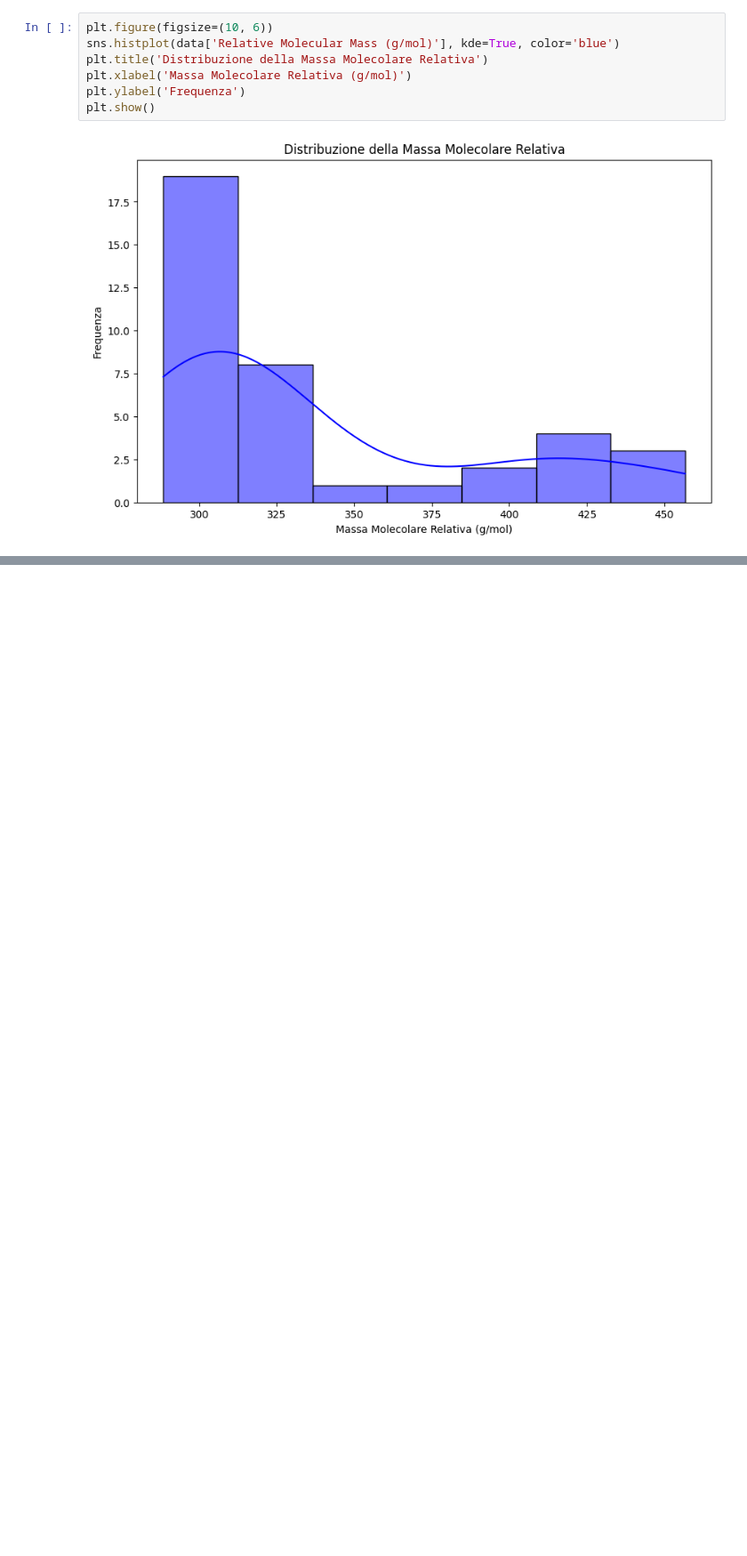
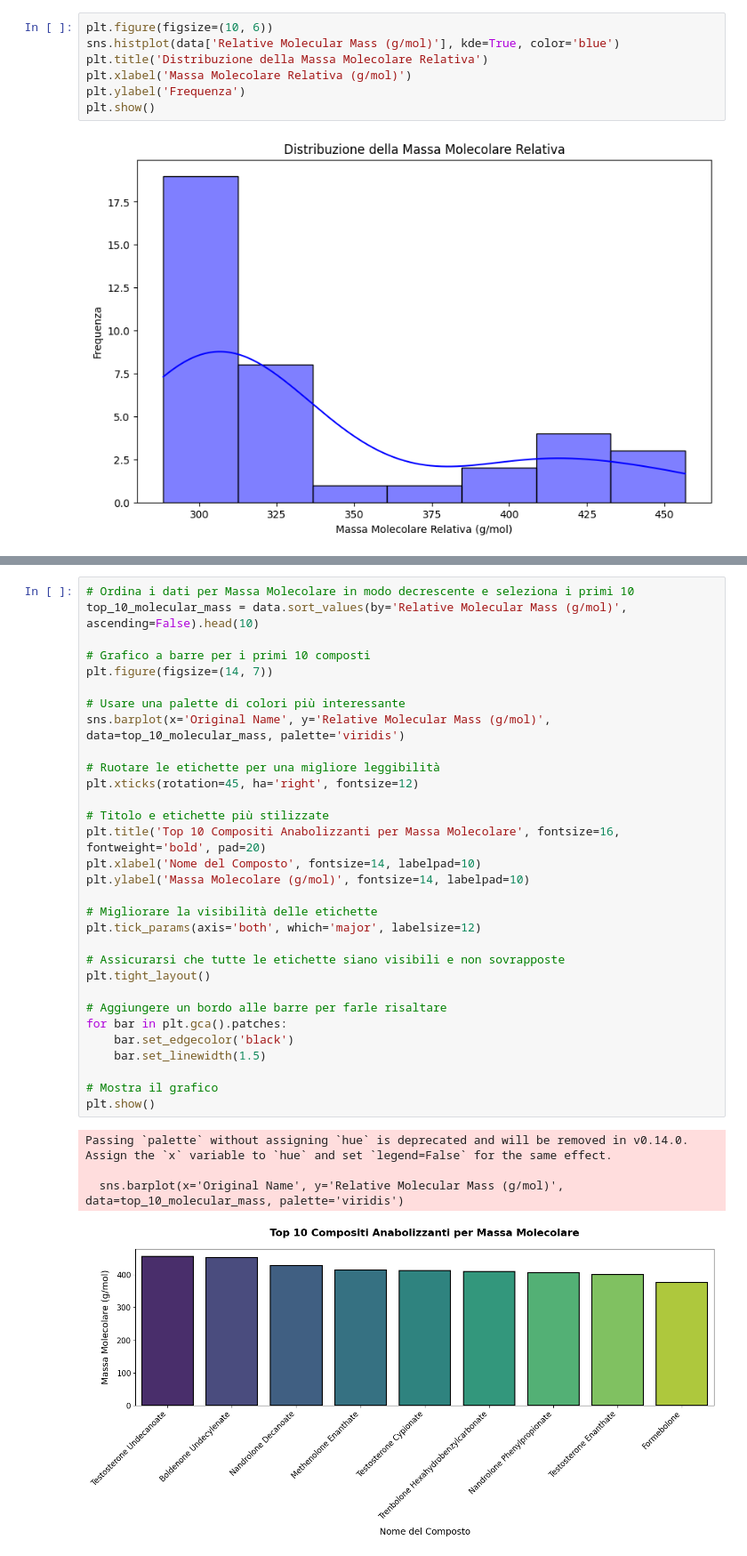
Before and after one commit to manu4280572657/Progetto_Data_Mining, a Jupyter notebook: Anabolic_Steroids.ipynb, the cells around one changed output, grey strips where cells are left out. Shown: that part at 89% size. Saved outputs shown, nothing was run; the diff lists cells and outputs as text; blank space fills up the shorter version.

```diff
--- a/Anabolic_Steroids.ipynb
+++ b/Anabolic_Steroids.ipynb
@@ -48,0 +71,36 @@ plt.show()
+# %%
+# Ordina i dati per Massa Molecolare in modo decrescente e seleziona i primi 10
+top_10_molecular_mass = data.sort_values(by='Relative Molecular Mass (g/mol)', ascending=False).head(10)
+
+# Grafico a barre per i primi 10 composti
+plt.figure(figsize=(14, 7))
+
+# Usare una palette di colori più interessante
+sns.barplot(x='Original Name', y='Relative Molecular Mass (g/mol)', data=top_10_molecular_mass, palette='viridis')
+
+# Ruotare le etichette per una migliore leggibilità
+plt.xticks(rotation=45, ha='right', fontsize=12)
+
+# Titolo e etichette più stilizzate
+plt.title('Top 10 Compositi Anabolizzanti per Massa Molecolare', fontsize=16, fontweight='bold', pad=20)
+plt.xlabel('Nome del Composto', fontsize=14, labelpad=10)
+plt.ylabel('Massa Molecolare (g/mol)', fontsize=14, labelpad=10)
+
+# Migliorare la visibilità delle etichette
+plt.tick_params(axis='both', which='major', labelsize=12)
+
+# Assicurarsi che tutte le etichette siano visibili e non sovrapposte
+plt.tight_layout()
+
+# Aggiungere un bordo alle barre per farle risaltare
+for bar in plt.gca().patches:
+    bar.set_edgecolor('black')
+    bar.set_linewidth(1.5)
+
+# Mostra il grafico
+plt.show()
+# %% [output]
+Passing `palette` without assigning `hue` is deprecated and will be removed in v0.14.0. Assign the `x` variable to `hue` and set `legend=False` for the same effect.
+
+  sns.barplot(x='Original Name', y='Relative Molecular Mass (g/mol)', data=top_10_molecular_mass, palette='viridis')
+[figure, added]
```
Also changed, not shown: parts of 5 cells of this notebook.
